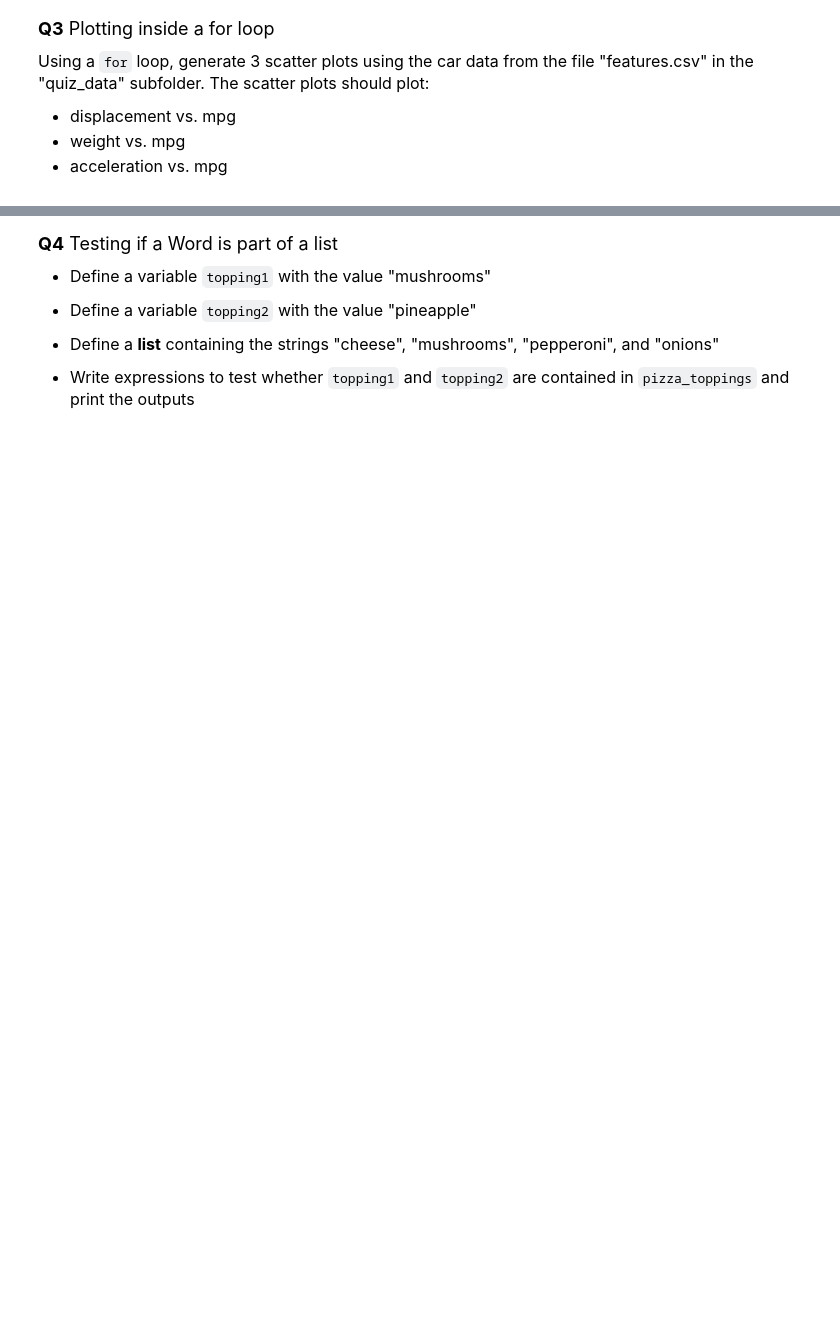
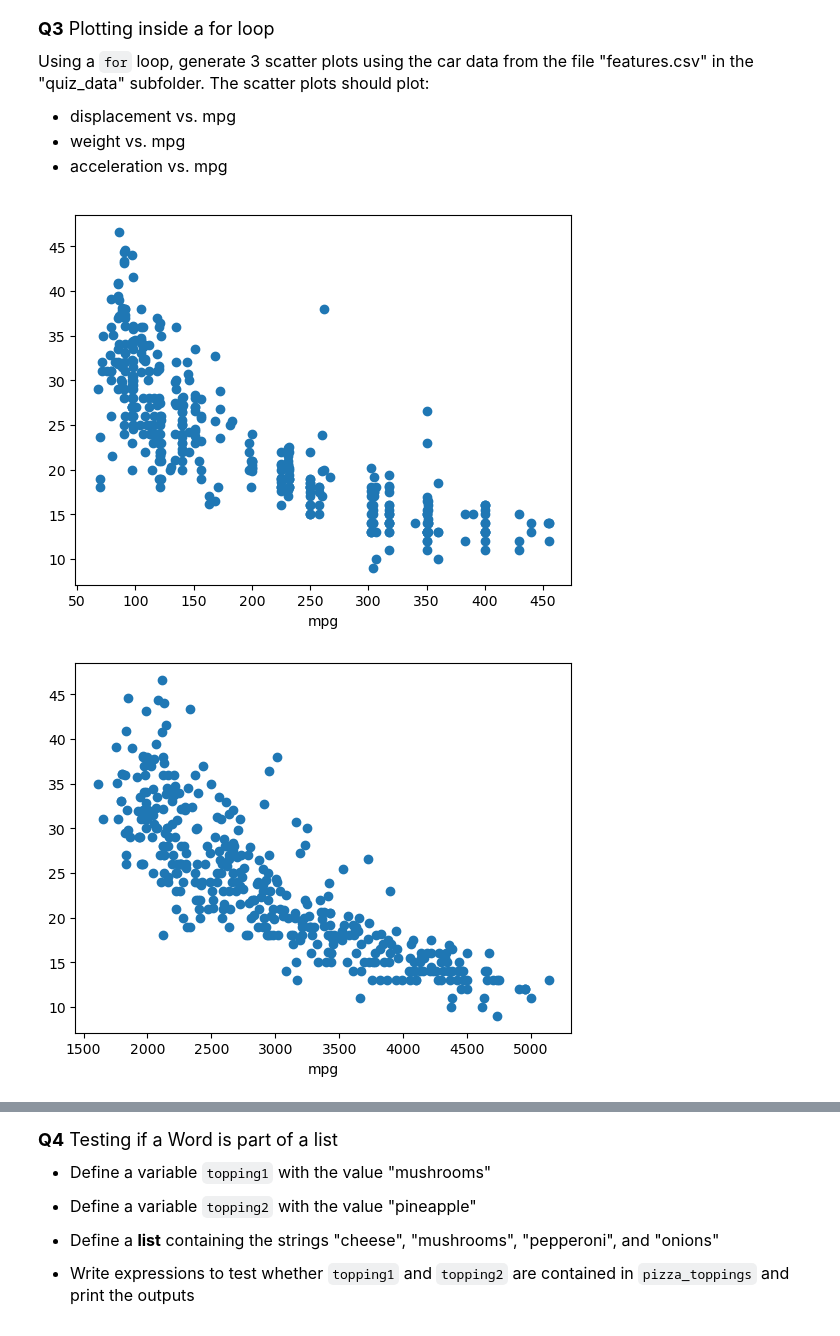
Before and after one commit to bcamargo1/datasci151spring2026, a Jupyter notebook: practice_quiz/practice_quiz.ipynb, the cells around one changed output, grey strips where cells are left out. Drawn from its saved outputs; the diff is of its cells as text; code cells hidden in the pictures; blank space fills up the shorter version.

```diff
--- a/practice_quiz/practice_quiz.ipynb
+++ b/practice_quiz/practice_quiz.ipynb
@@ -99,6 +125,15 @@ Using a `for` loop, generate 3 scatter plots using the car data from the file "f
 # %%
 features = pd.read_csv("quiz_data/features.csv")
 
+columns = ['displacement', 'weight', 'acceleration']
+miles_per_gallon = features['mpg']
 
 
-for plots in features
+for data in columns:
+    plt.scatter(x = features[data], y = miles_per_gallon)
+    plt.xlabel(data)
+    plt.xlabel('mpg')
+    plt.show()
+# %% [output]
+[figure, added]
+[figure, added]
```
Also changed, not shown: parts of 8 cells of this notebook, 5 other files.
